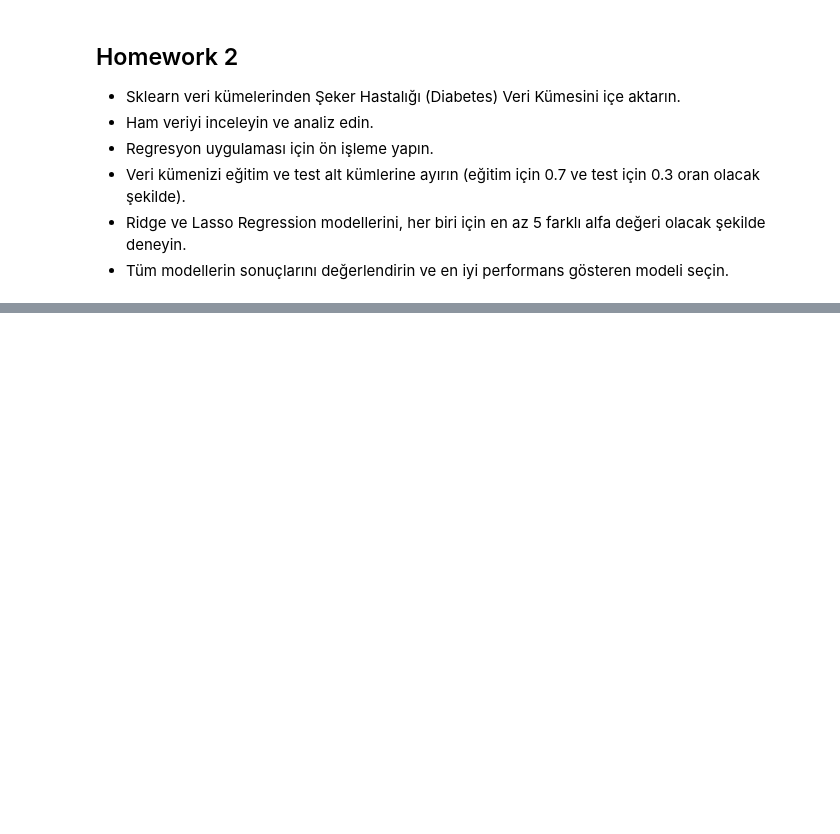
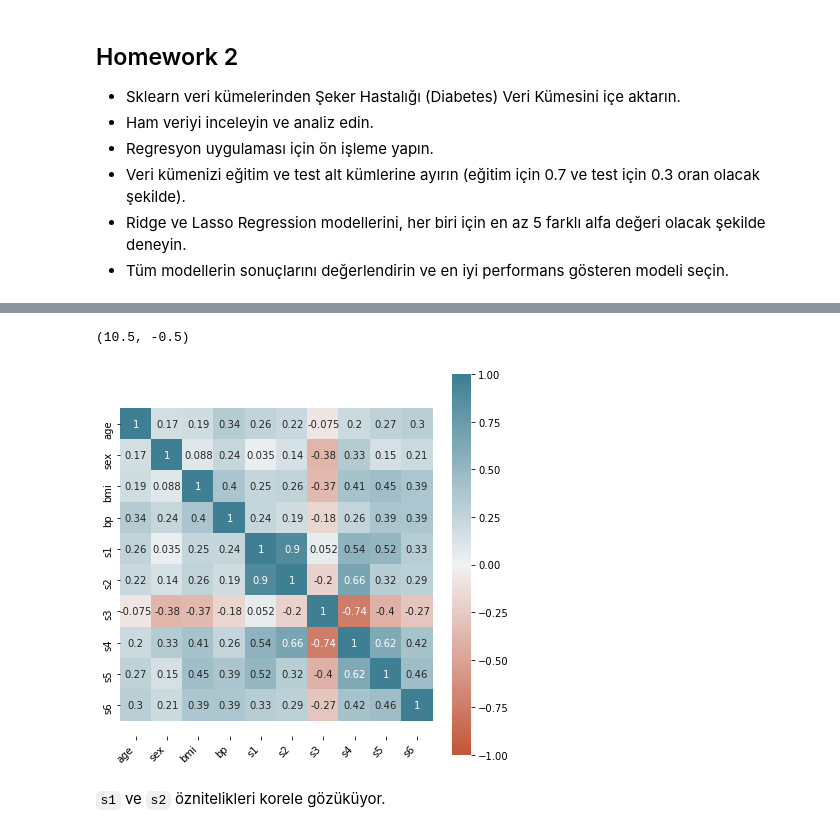
Before and after one commit to fmehmetun/GlobalAIHubMachineLearningCourse, a Jupyter notebook: Homeworks/ML_Homework2.ipynb, the cells around one changed output, grey strips where cells are left out. Drawn from its saved outputs; the diff is of its cells as text; code cells hidden in the pictures; blank space fills up the shorter version.

```diff
--- a/Homeworks/ML_Homework2.ipynb
+++ b/Homeworks/ML_Homework2.ipynb
@@ -18,2 +74,24 @@
+# %%
+# Korelasyon matrisini bastırın ve yorumlayın
+correlation_matrix = features.corr()
+
+plt.figure(figsize=(7, 7))
+ax = sns.heatmap(
+    correlation_matrix,
+    vmin=-1, vmax=1, center=0,
+    cmap=sns.diverging_palette(20, 220, n=200),
+    square=True, annot=True
+)
+ax.set_xticklabels(
+    ax.get_xticklabels(),
+    rotation=45,
+    horizontalalignment='right'
+)
+ax.set_ylim(len(correlation_matrix)+0.5, -0.5)
+# %% [output]
+(10.5, -0.5)
+[figure, added]
+# %% [markdown]
+`s1` ve `s2` öznitelikleri korele gözüküyor.
 # %%
 # İlişkili bulduğunuz özellikleri eleyin (korelasyon matrisini kontrol ederek)
```
Also changed, not shown: parts of 22 cells of this notebook, 2 other files.
